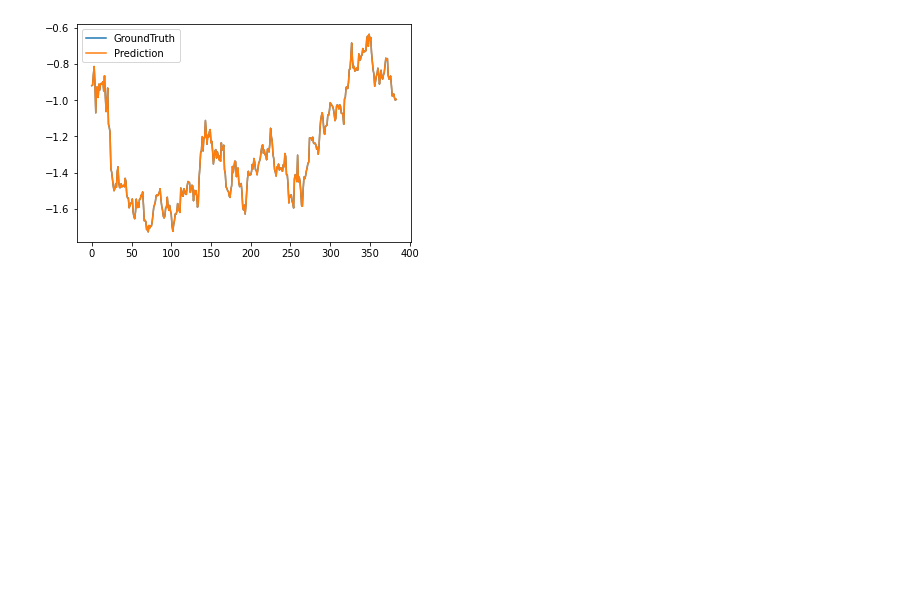
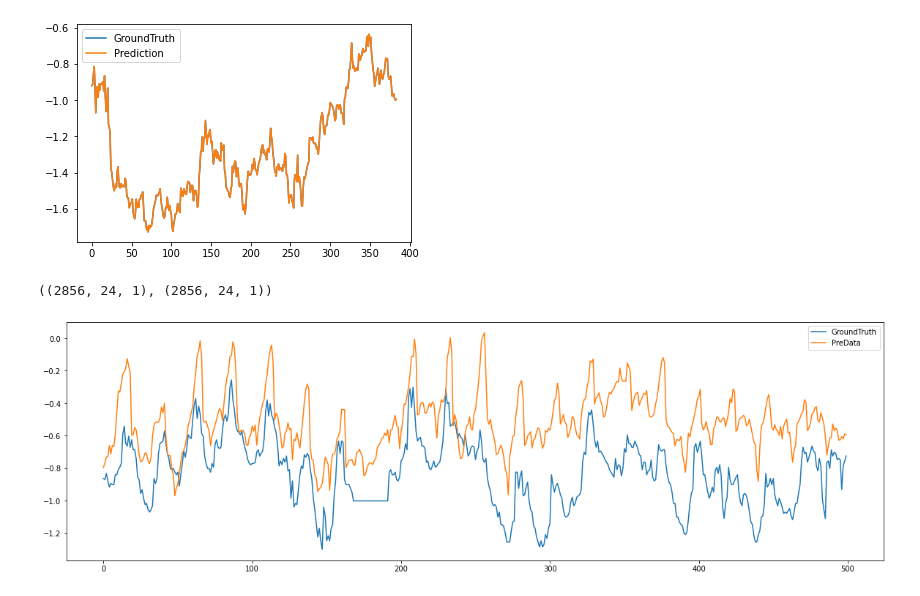
Before and after one commit to Echo811/dl_Informer, a Jupyter notebook: my_tool/10-30.ipynb, the cells around one changed output. Saved outputs shown, nothing was run; the diff lists cells and outputs as text; code cells hidden in the pictures; blank space fills up the shorter version.

```diff
--- a/my_tool/10-30.ipynb
+++ b/my_tool/10-30.ipynb
@@ -147,3 +147,22 @@ plt.legend()
 plt.show()
 # %% [output]
 [figure]
+# %%
+import numpy as np
+path_name = 'informer_ETTh1_ftMS_sl720_ll168_pl24_dm512_nh8_el2_dl1_df2048_atprob_fc5_ebtimeF_dtTrue_mxTrue_\'Exp\'_0'
+pre_arr = np.load(f'../results/{path_name}/pred.npy')
+true_arr = np.load(f'../results/{path_name}/true.npy')
+# %%
+pre_arr.shape, true_arr.shape
+# %% [output]
+((2856, 24, 1), (2856, 24, 1))
+# %%
+import matplotlib.pyplot as plt
+
+plt.figure(figsize=(20, 6))
+plt.plot(true_arr[:500, 0,-1], label='GroundTruth')
+plt.plot(pre_arr[:500, 0,-1], label='PreData')
+plt.legend()
+plt.show()
+# %% [output]
+[figure, added]
```
Also changed, not shown: 5 other files.
